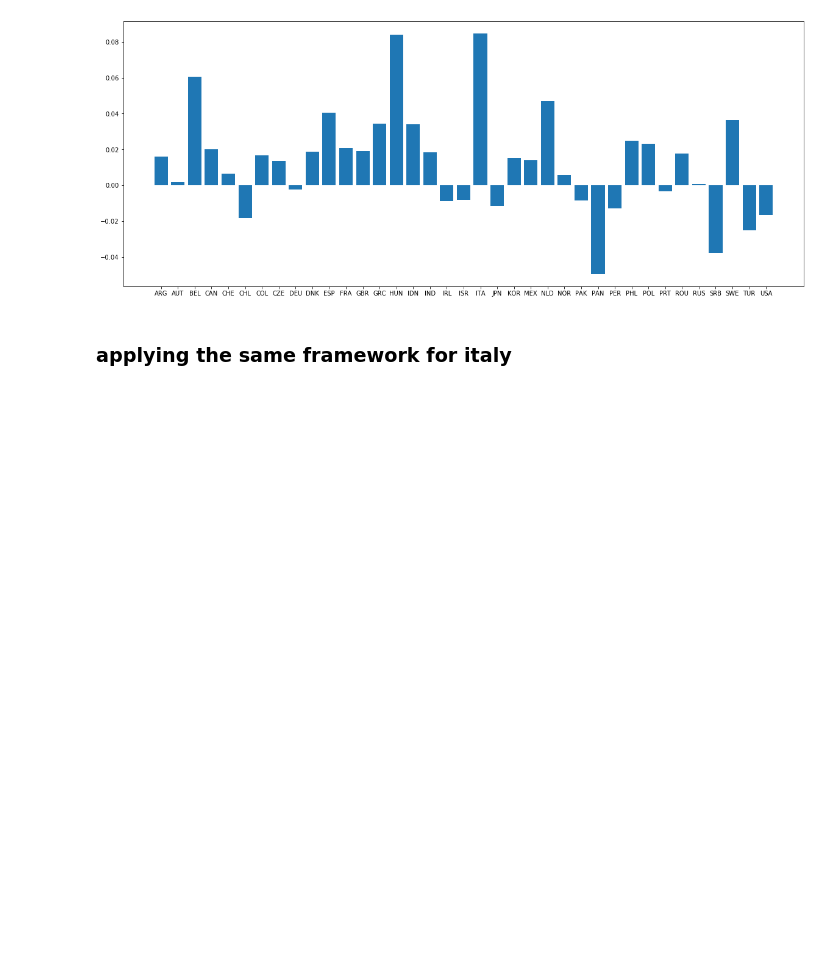
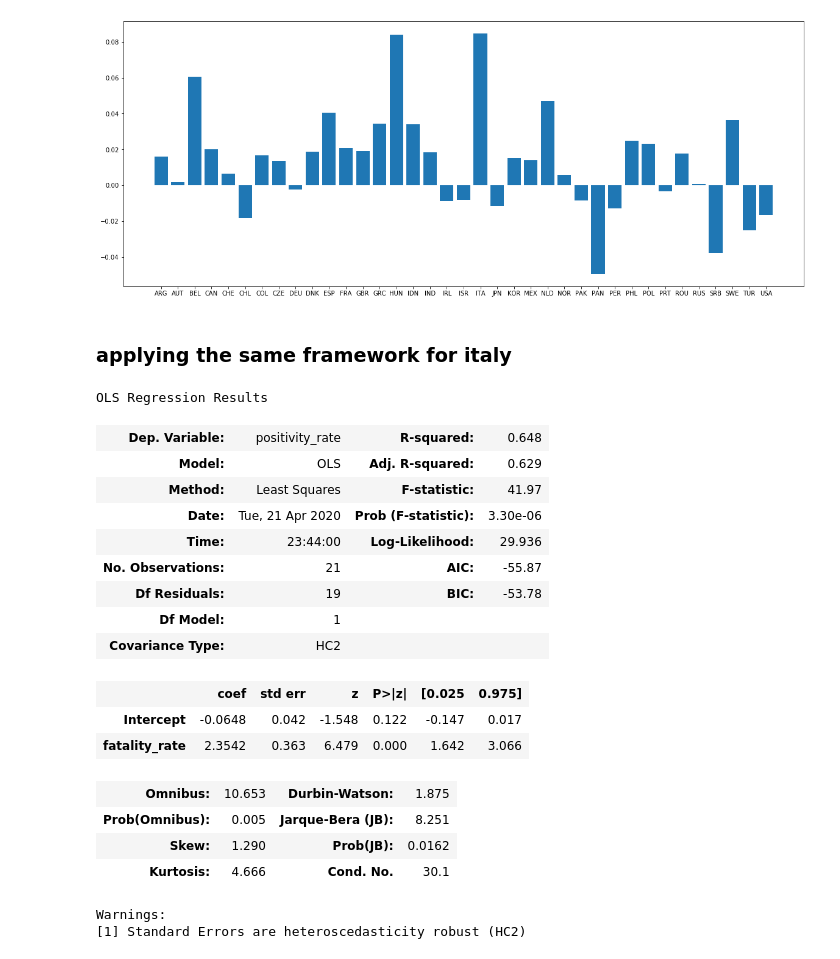
Before and after one commit to gabrielepinto/politicalcovid19, a Jupyter notebook: explaining_difference_fatality_rate/positivityrate_deathsrate.ipynb, the cells around one changed output. Cells and saved outputs as stored; diff of their text form; code cells hidden in the pictures; blank space fills up the shorter version.

```diff
--- a/explaining_difference_fatality_rate/positivityrate_deathsrate.ipynb
+++ b/explaining_difference_fatality_rate/positivityrate_deathsrate.ipynb
@@ -125 +118,24 @@ DB_reg.set_index(pd.to_datetime(DB_reg['data'].apply(str)),inplace=True)
+# %%
+results=smf.ols('positivity_rate  ~ + fatality_rate ',data=DD).fit(cov_type='HC2')
+results.summary()
+# %% [output]
+OLS Regression Results
+| Dep. Variable: | positivity_rate | R-squared: | 0.648 |
+| Model: | OLS | Adj. R-squared: | 0.629 |
+| Method: | Least Squares | F-statistic: | 41.97 |
+| Date: | Tue, 21 Apr 2020 | Prob (F-statistic): | 3.30e-06 |
+| Time: | 23:44:00 | Log-Likelihood: | 29.936 |
+| No. Observations: | 21 | AIC: | -55.87 |
+| Df Residuals: | 19 | BIC: | -53.78 |
+| Df Model: | 1 |  |  |
+| Covariance Type: | HC2 |  |  |
+|  | coef | std err | z | P>|z| | [0.025 | 0.975] |
+| Intercept | -0.0648 | 0.042 | -1.548 | 0.122 | -0.147 | 0.017 |
+| fatality_rate | 2.3542 | 0.363 | 6.479 | 0.000 | 1.642 | 3.066 |
+| Omnibus: | 10.653 | Durbin-Watson: | 1.875 |
+| Prob(Omnibus): | 0.005 | Jarque-Bera (JB): | 8.251 |
+| Skew: | 1.290 | Prob(JB): | 0.0162 |
+| Kurtosis: | 4.666 | Cond. No. | 30.1 |
+Warnings:
+[1] Standard Errors are heteroscedasticity robust (HC2)
 # %%
```
Also changed, not shown: parts of 12 cells of this notebook.
